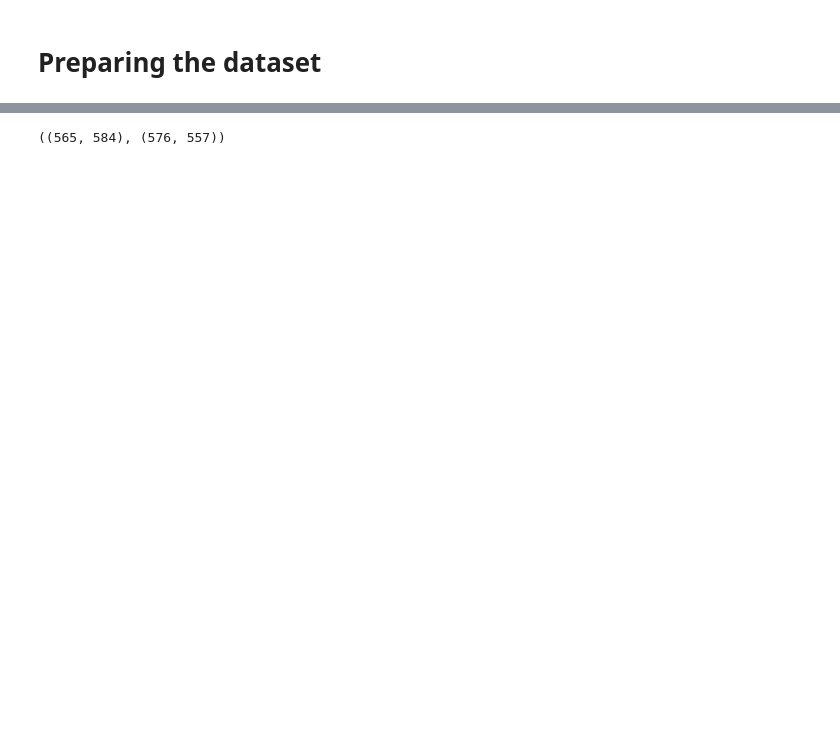
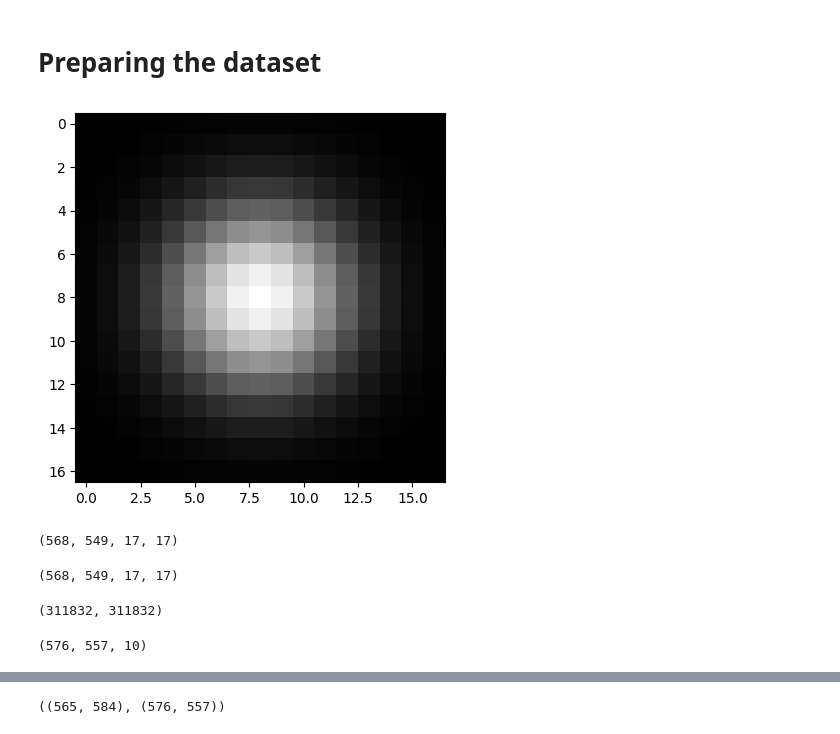
Before and after one commit to Nobhendu/DIP-Project, a Jupyter notebook: supervisedNN/segmentation.ipynb, the cells around one changed output, grey strips where cells are left out. Saved outputs shown, nothing was run; the diff lists cells and outputs as text; code cells hidden in the pictures; blank space fills up the shorter version.

```diff
--- a/supervisedNN/segmentation.ipynb
+++ b/supervisedNN/segmentation.ipynb
@@ -209,2 +212,27 @@ plt.show()
 # %% [markdown]
 # Preparing the dataset
+# %%
+GAUSSIAN_KERNEL = cv2.getGaussianKernel(17, -1)
+GAUSSIAN_KERNEL.shape
+
+# make a 2d gaussian filter of size 17x17
+
+gaussian_filter = np.dot(GAUSSIAN_KERNEL, GAUSSIAN_KERNEL.T)
+gaussian_filter.shape
+
+# plot the gaussian filter
+plt.imshow(gaussian_filter, cmap='gray')
+plt.show()
+# %% [output]
+[figure, added]
+# %%
+p_image = img_as_float32(p_image)
+windows = sliding_window_view(p_image, (17, 17)).copy()
+windows.shape
+# %% [output]
+(568, 549, 17, 17)
+# %%
+windows *= gaussian_filter
+windows.shape
+# %% [output]
+(568, 549, 17, 17)
@@ -210,0 +253,12 @@ plt.show()
+# %%
+len(hu_zero), len(hu_one)
+# %% [output]
+(311832, 311832)
+# %%
+np_hu0 = np.array(hu_zero).reshape(568, 549)
+np_hu1 = np.array(hu_one).reshape(568, 549)
+hu_feat = np.stack([np_hu0, np_hu1], axis=-1)
+hu_feat = np.pad(hu_feat, 4, mode='constant')
+hu_feat.shape
+# %% [output]
+(576, 557, 10)
```
Also changed, not shown: parts of 47 cells of this notebook.
